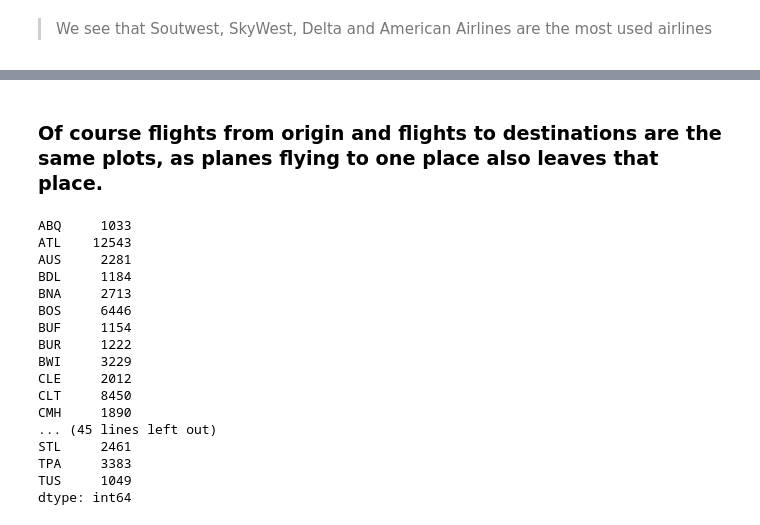
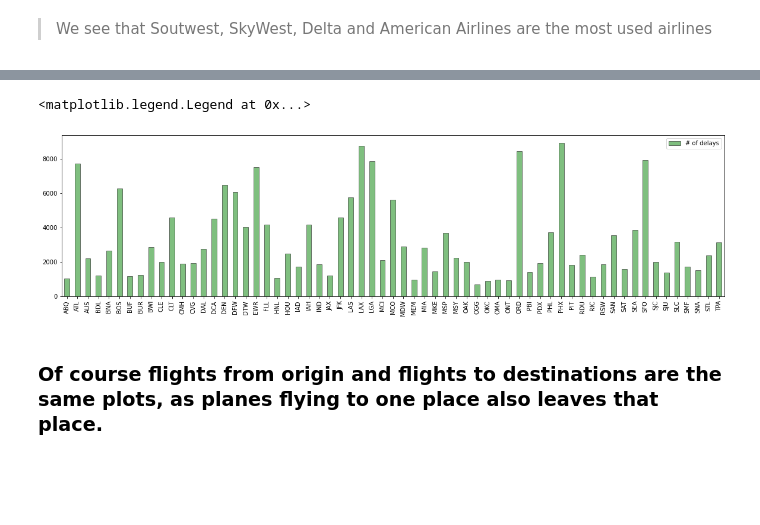
Before and after one commit to JCRL21/ModelML_project, a Jupyter notebook: exploratory.ipynb, the cells around one changed output, grey strips where cells are left out. Saved outputs shown, nothing was run; the diff lists cells and outputs as text; code cells hidden in the pictures; blank space fills up the shorter version.

```diff
--- a/exploratory.ipynb
+++ b/exploratory.ipynb
@@ -228,22 +121,20 @@ fig.legend(handles, labels, loc='upper center')
+# %%
+# Number of flights to destination
+df_dest = df.filter(regex='DEST')
+df_dest = df_dest.sum()
+
+# Get labels
+labs = []
+lst_idx = list(df_dest.index)
+for i in range(len(lst_idx)):
+    labs.append(lst_idx[i].replace('DEST_', ''))
+
+# Set labels as index
+df_dest = df_dest.set_axis(labs)
+df_dest.plot.bar(color='green', alpha=0.5, edgecolor='black', rot=90, label='# of delays', figsize=(20,5))
+plt.legend()
+# %% [output]
+<matplotlib.legend.Legend at 0x...>
+[figure, added]
 # %% [markdown]
 ### Of course flights from origin and flights to destinations are the same plots, as planes flying to one place also leaves that place.
-# %%
-df_dest[df_dest > 1000]
-# %% [output]
-ABQ     1033
-ATL    12543
-AUS     2281
-BDL     1184
-BNA     2713
-BOS     6446
-BUF     1154
-BUR     1222
-BWI     3229
-CLE     2012
-CLT     8450
-CMH     1890
-... (45 lines left out)
-STL     2461
-TPA     3383
-TUS     1049
-dtype: int64
```
Also changed, not shown: parts of 9 cells of this notebook, 1 other file.
